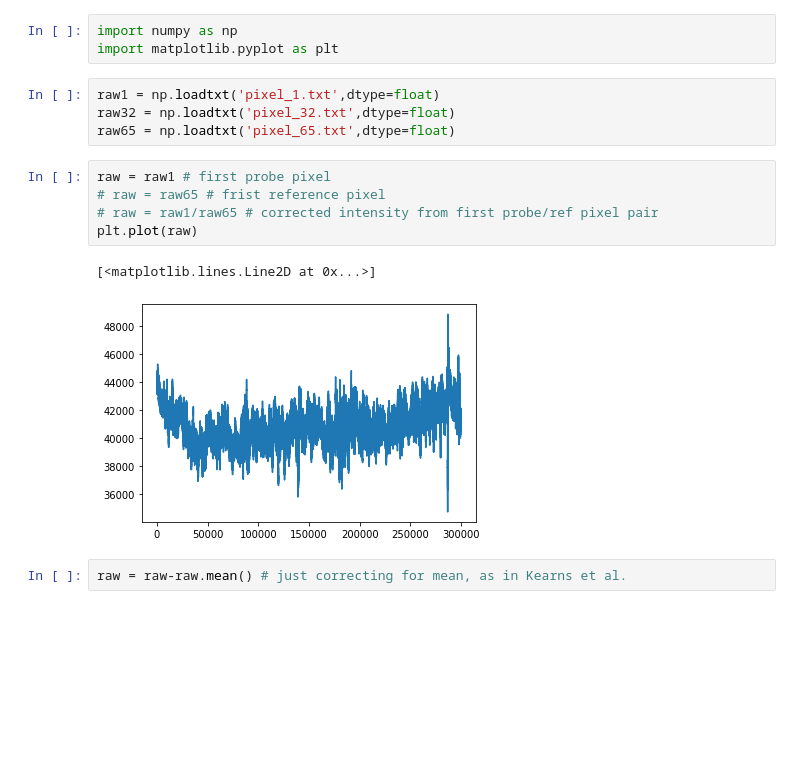
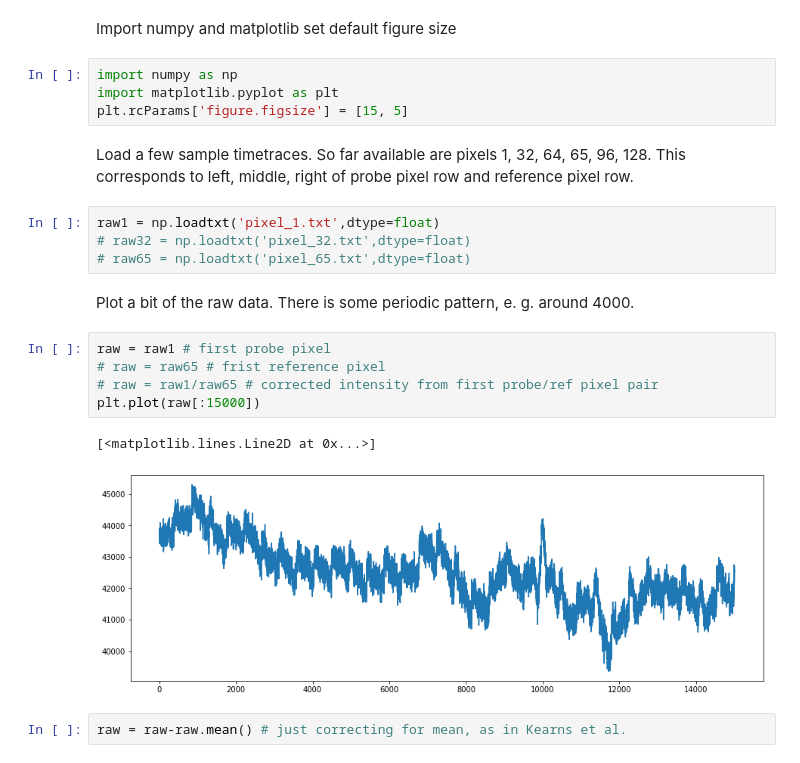
Before and after one commit to georgwille/autocorrelation, a Jupyter notebook: laser_autocorrelation.ipynb, the cells around one changed output. Drawn from its saved outputs; the diff is of its cells as text; blank space fills up the shorter version.

```diff
--- a/laser_autocorrelation.ipynb
+++ b/laser_autocorrelation.ipynb
@@ -1,17 +1,25 @@
+# %% [markdown]
+Import numpy and matplotlib
+set default figure size
 # %%
 import numpy as np
 import matplotlib.pyplot as plt
+plt.rcParams['figure.figsize'] = [15, 5]
+# %% [markdown]
+Load a few sample timetraces. So far available are pixels 1, 32, 64, 65, 96, 128. This corresponds to left, middle, right of probe pixel row and reference pixel row.
 # %%
 raw1 = np.loadtxt('pixel_1.txt',dtype=float)
-raw32 = np.loadtxt('pixel_32.txt',dtype=float)
-raw65 = np.loadtxt('pixel_65.txt',dtype=float)
+# raw32 = np.loadtxt('pixel_32.txt',dtype=float)
+# raw65 = np.loadtxt('pixel_65.txt',dtype=float)
+# %% [markdown]
+Plot a bit of the raw data. There is some periodic pattern, e. g. around 4000.
 # %%
 raw = raw1 # first probe pixel
 # raw = raw65 # frist reference pixel
 # raw = raw1/raw65 # corrected intensity from first probe/ref pixel pair
-plt.plot(raw)
+plt.plot(raw[:15000])
 # %% [output]
 [<matplotlib.lines.Line2D at 0x...>]
-[figure, old version]
+[figure, new version]
 # %%
 raw = raw-raw.mean() # just correcting for mean, as in Kearns et al.
```
Also changed, not shown: parts of 12 cells of this notebook.
